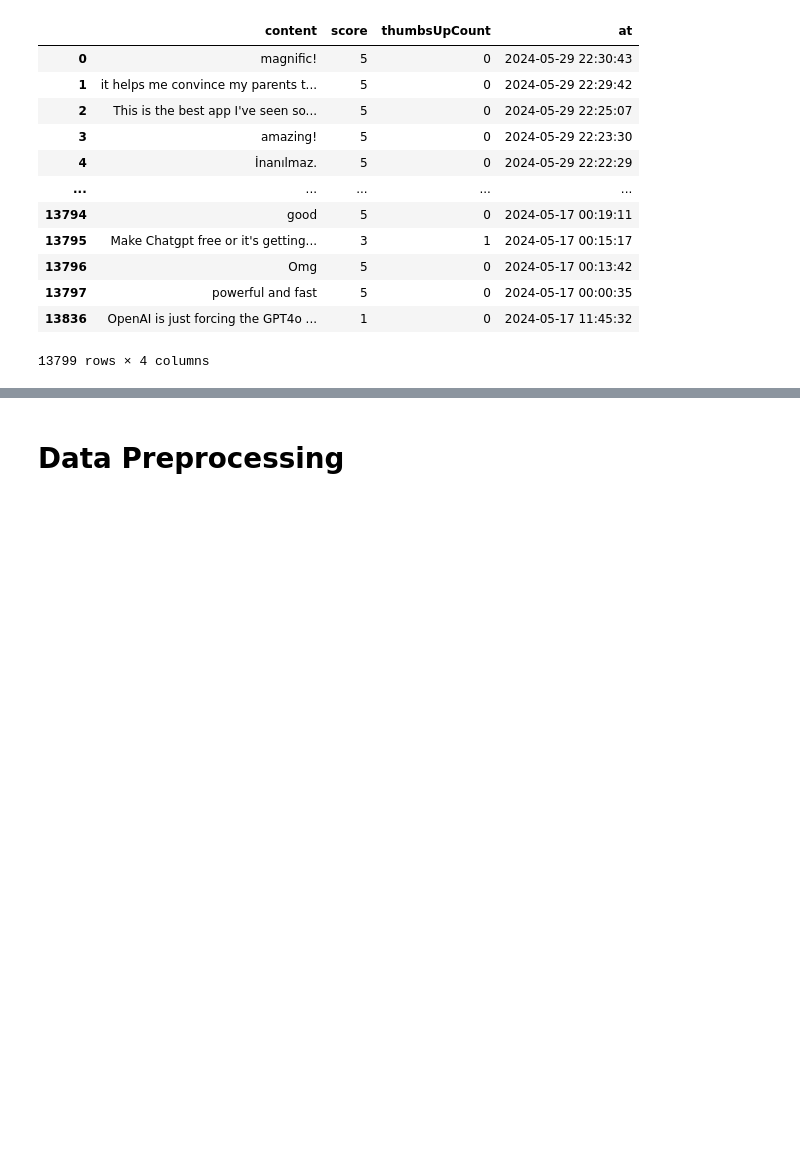
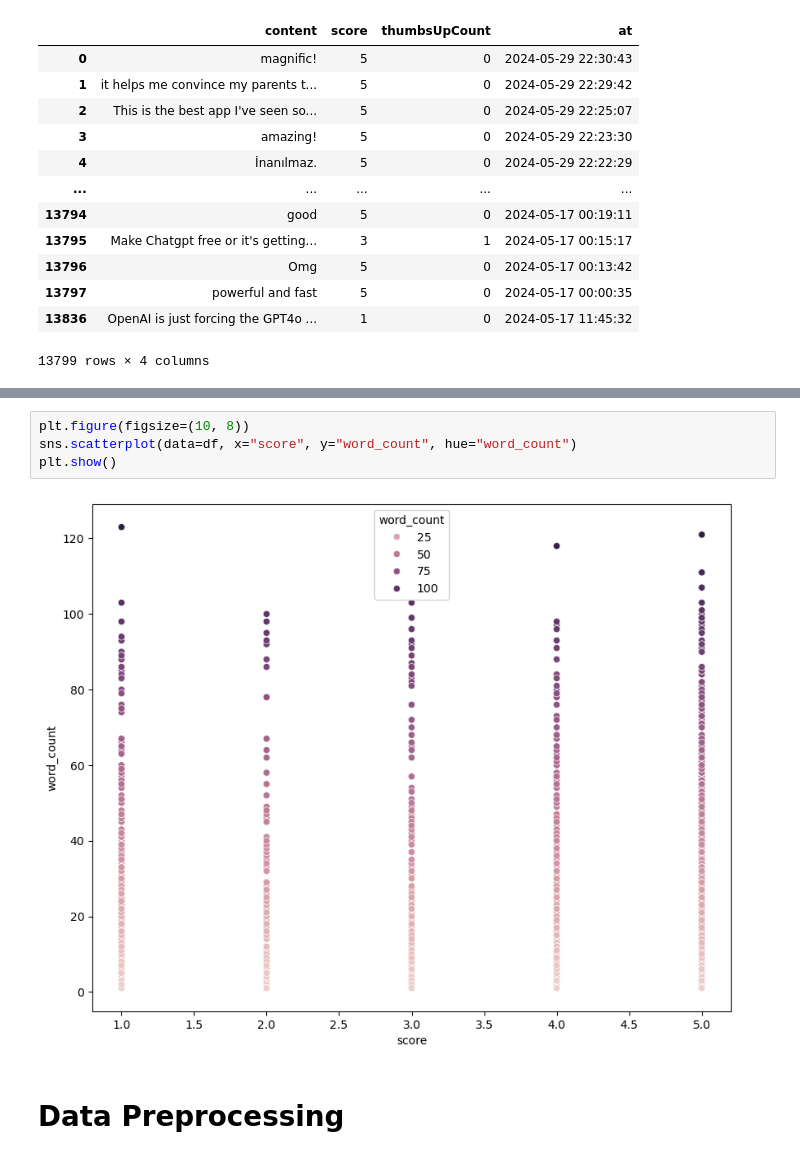
Before and after one commit to MaukanMir/Chat-GPT-Reviews-Sentiment-Analysis, a Jupyter notebook: training.ipynb, the cells around one changed output, grey strips where cells are left out. Saved outputs shown, nothing was run; the diff lists cells and outputs as text; blank space fills up the shorter version.

```diff
--- a/training.ipynb
+++ b/training.ipynb
@@ -109,3 +132,9 @@ df
+# %%
+plt.figure(figsize=(10, 8))
+sns.scatterplot(data=df, x="score", y="word_count", hue="word_count")
+plt.show()
+# %% [output]
+[figure, added]
 # %% [markdown]
 # Data Preprocessing
 # %%
```
Also changed, not shown: parts of 7 cells of this notebook.
